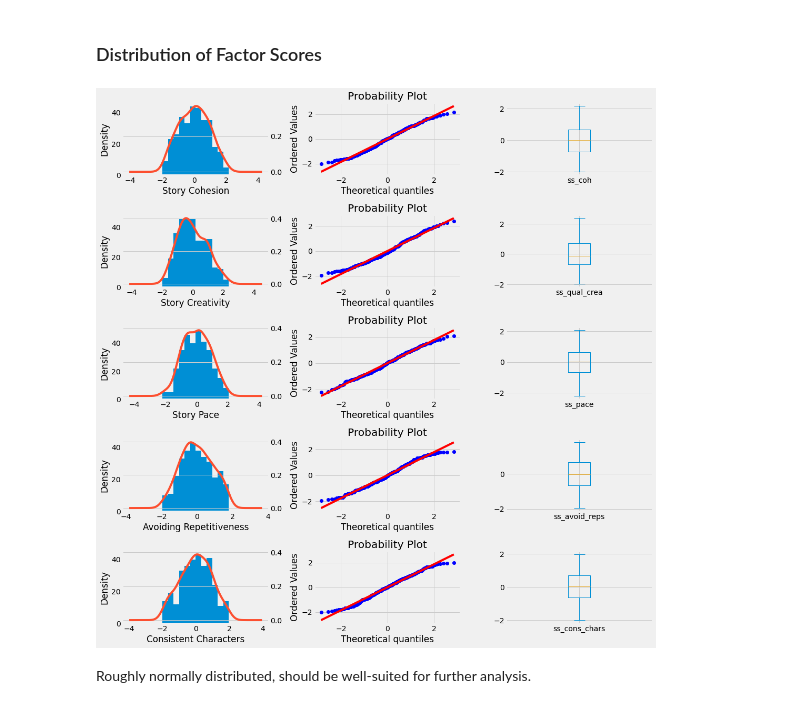
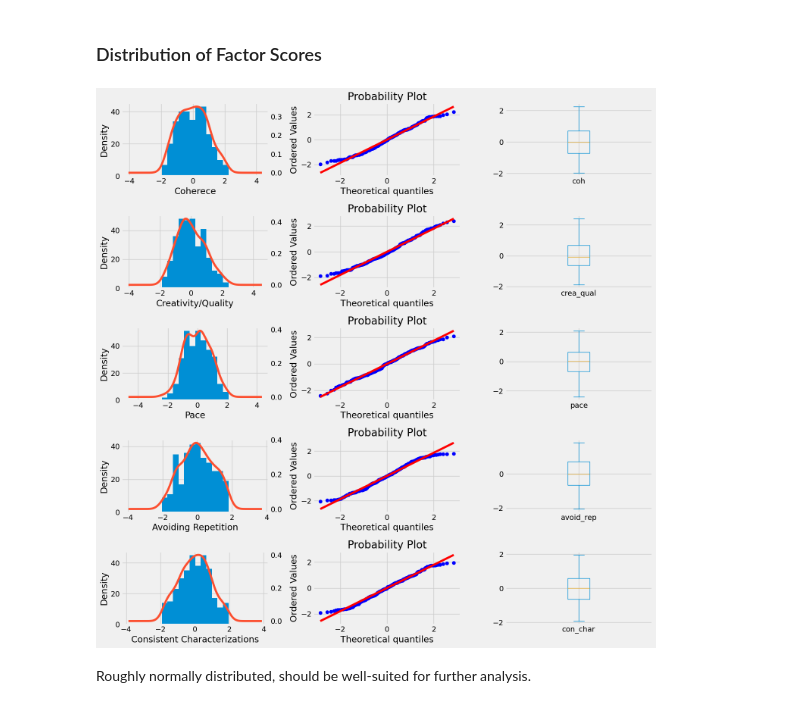
Before and after one commit to MWiechmann/ai_story_scale, a Jupyter notebook: study1_scale_construction/step_2_scale_construction_efa.ipynb, the cells around one changed output. Drawn from its saved outputs; the diff is of its cells as text; code cells hidden in the pictures.

```diff
--- a/study1_scale_construction/step_2_scale_construction_efa.ipynb
+++ b/study1_scale_construction/step_2_scale_construction_efa.ipynb
@@ -1350,8 +1175,0 @@ Order of the factors has changed slightly, but the interpretation remains the sa
-# %%
-# Create reversed items in the dataframe where necessary
-# Also create a dictonary with a list of items per factor
-aiss, items_per_fac_4_2 = efa_utils.rev_items_and_return(
-    aiss, efa_4_2, items_4_2)
-
-# Give out internal reliability estimates for factors
-efa_utils.factor_int_reliability(aiss, items_per_fac_4_2)
@@ -1425,12 +1470,11 @@ aiss[["ss_fac1", "ss_fac2", "ss_fac3", "ss_fac4", "ss_fac5",
 # %%
 # Rename factors that are already in a positive direction
-aiss.rename(columns={"ss_fac1": "ss_coh", "ss_fac5": "ss_qual_crea"}, inplace=True)
+aiss.rename(columns={"ss_fac1": "coh", "ss_fac3": "crea_qual"}, inplace=True)
 
 # Reverse the other factor scores so that all factors have a positive direction
-aiss["ss_pace"] = aiss["ss_fac2"]*-1
-aiss["ss_avoid_reps"] = aiss["ss_fac3"]*-1
-aiss["ss_cons_chars"] = aiss["ss_fac4"]*-1
+aiss["avoid_rep"] = aiss["ss_fac2"]*-1
+aiss["pace"] = aiss["ss_fac4"]*-1
+aiss["con_char"] = aiss["ss_fac5"]*-1
 
 # Drop old factor scores that have been reversed
-aiss.drop(["ss_fac2", "ss_fac3", "ss_fac4"], axis=1, inplace=True)
-aiss
+aiss.drop(["ss_fac2", "ss_fac4", "ss_fac5"], axis=1, inplace=True)
@@ -1455,46 +1485,46 @@ aiss
 # %%
 # Check score distributions
 fig, axes = plt.subplots(5, 3, figsize=(15, 15))
 
 # Histograms with KDE
-ax1 = aiss["ss_coh"].plot.hist(ax=axes[0, 0], bins=12)
-ax1.set_xlabel("Story Cohesion")
-aiss["ss_coh"].plot.kde(ax=axes[0, 0], secondary_y=True)
+ax1 = aiss["coh"].plot.hist(ax=axes[0, 0], bins=12)
+ax1.set_xlabel("Coherece")
+aiss["coh"].plot.kde(ax=axes[0, 0], secondary_y=True)
 
-ax2 = aiss["ss_qual_crea"].plot.hist(ax=axes[1, 0], bins=12)
-ax2.set_xlabel("Story Creativity")
-aiss["ss_qual_crea"].plot.kde(ax=axes[1, 0], secondary_y=True)
+ax2 = aiss["crea_qual"].plot.hist(ax=axes[1, 0], bins=12)
+ax2.set_xlabel("Creativity/Quality")
+aiss["crea_qual"].plot.kde(ax=axes[1, 0], secondary_y=True)
 
-ax3 = aiss["ss_pace"].plot.hist(ax=axes[2, 0], bins=12)
-aiss["ss_pace"].plot.kde(ax=axes[2, 0], secondary_y=True)
-ax3.set_xlabel("Story Pace")
+ax3 = aiss["pace"].plot.hist(ax=axes[2, 0], bins=12)
+aiss["pace"].plot.kde(ax=axes[2, 0], secondary_y=True)
+ax3.set_xlabel("Pace")
 
-ax4 = aiss["ss_avoid_reps"].plot.hist(ax=axes[3, 0], bins=12)
-aiss["ss_avoid_reps"].plot.kde(ax=axes[3, 0], secondary_y=True)
-ax4.set_xlabel("Avoiding Repetitiveness")
+ax4 = aiss["avoid_rep"].plot.hist(ax=axes[3, 0], bins=12)
+aiss["avoid_rep"].plot.kde(ax=axes[3, 0], secondary_y=True)
+ax4.set_xlabel("Avoiding Repetition")
 
-ax5 = aiss["ss_cons_chars"].plot.hist(ax=axes[4, 0], bins=12)
-aiss["ss_cons_chars"].plot.kde(ax=axes[4, 0], secondary_y=True)
-ax5.set_xlabel("Consistent Characters")
+ax5 = aiss["con_char"].plot.hist(ax=axes[4, 0], bins=12)
+aiss["con_char"].plot.kde(ax=axes[4, 0], secondary_y=True)
+ax5.set_xlabel("Consistent Characterizations")
 
 # Q-Q Plots
-stats.probplot(aiss["ss_coh"], dist="norm", plot=axes[0, 1])
-stats.probplot(aiss["ss_qual_crea"], dist="norm", plot=axes[1, 1])
-stats.probplot(aiss["ss_pace"], dist="norm", plot=axes[2, 1])
-stats.probplot(aiss["ss_avoid_reps"], dist="norm", plot=axes[3, 1])
-stats.probplot(aiss["ss_cons_chars"], dist="norm", plot=axes[4, 1])
+stats.probplot(aiss["coh"], dist="norm", plot=axes[0, 1])
+stats.probplot(aiss["crea_qual"], dist="norm", plot=axes[1, 1])
+stats.probplot(aiss["pace"], dist="norm", plot=axes[2, 1])
+stats.probplot(aiss["avoid_rep"], dist="norm", plot=axes[3, 1])
+stats.probplot(aiss["con_char"], dist="norm", plot=axes[4, 1])
 
 # Boxplots
-aiss["ss_coh"].plot.box(ax=axes[0, 2])
-aiss["ss_qual_crea"].plot.box(ax=axes[1, 2])
-aiss["ss_pace"].plot.box(ax=axes[2, 2])
-aiss["ss_avoid_reps"].plot.box(ax=axes[3, 2])
-aiss["ss_cons_chars"].plot.box(ax=axes[4, 2])
+aiss["coh"].plot.box(ax=axes[0, 2])
+aiss["crea_qual"].plot.box(ax=axes[1, 2])
+aiss["pace"].plot.box(ax=axes[2, 2])
+aiss["avoid_rep"].plot.box(ax=axes[3, 2])
+aiss["con_char"].plot.box(ax=axes[4, 2])
 
 fig.tight_layout()
 plt.show()
 # %% [output]
-[figure, old version]
+[figure, new version]
 # %% [markdown]
 Roughly normally distributed, should be well-suited for further analysis.
 # %% [markdown]
```
Also changed, not shown: parts of 118 cells of this notebook, 7 other files.
